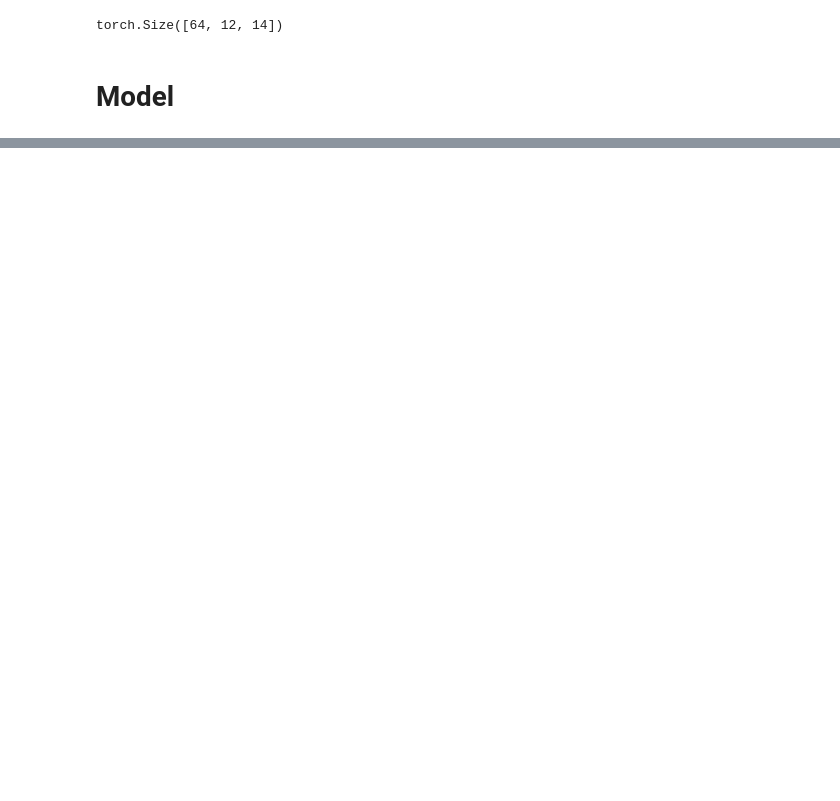
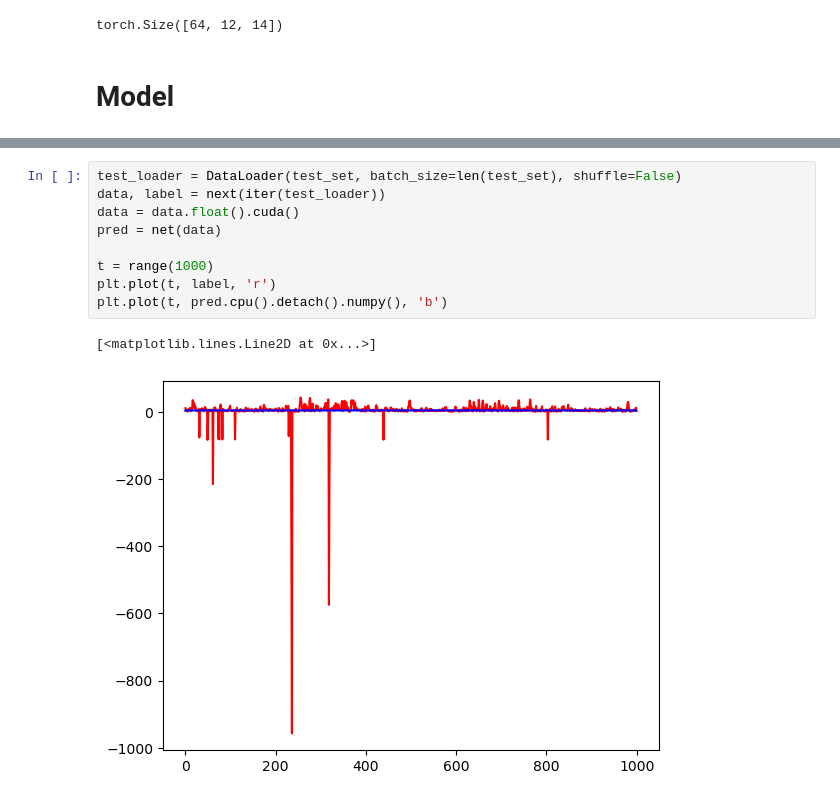
Before and after one commit to xuetingkai/APS360AirQuality, a Jupyter notebook: training.ipynb, the cells around one changed output, grey strips where cells are left out. Saved outputs shown, nothing was run; the diff lists cells and outputs as text; blank space fills up the shorter version.

```diff
--- a/training.ipynb
+++ b/training.ipynb
@@ -121,0 +210,12 @@ class CNNLSTM(nn.Module):
+# %%
+test_loader = DataLoader(test_set, batch_size=len(test_set), shuffle=False)
+data, label = next(iter(test_loader))
+data = data.float().cuda()
+pred = net(data)
+
+t = range(1000)
+plt.plot(t, label, 'r')
+plt.plot(t, pred.cpu().detach().numpy(), 'b')
+# %% [output]
+[<matplotlib.lines.Line2D at 0x...>]
+[figure, added]
```
Also changed, not shown: parts of 4 cells of this notebook.
